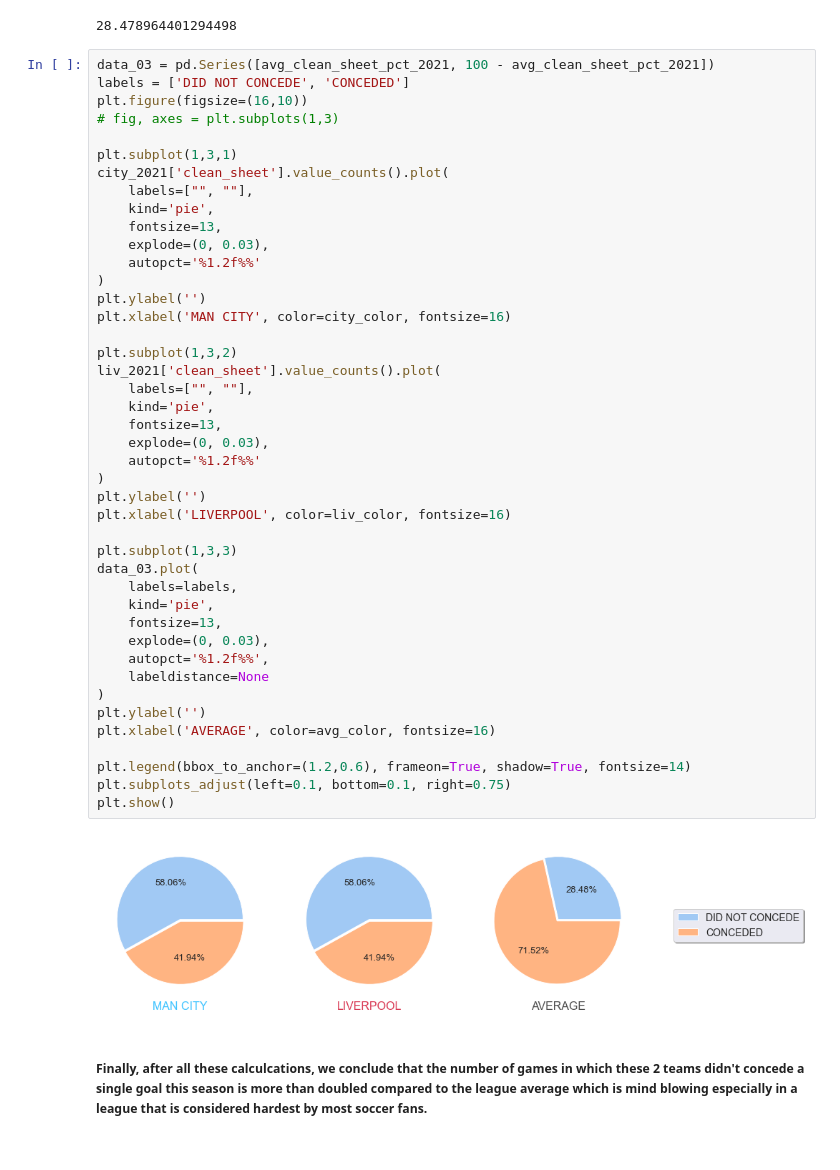
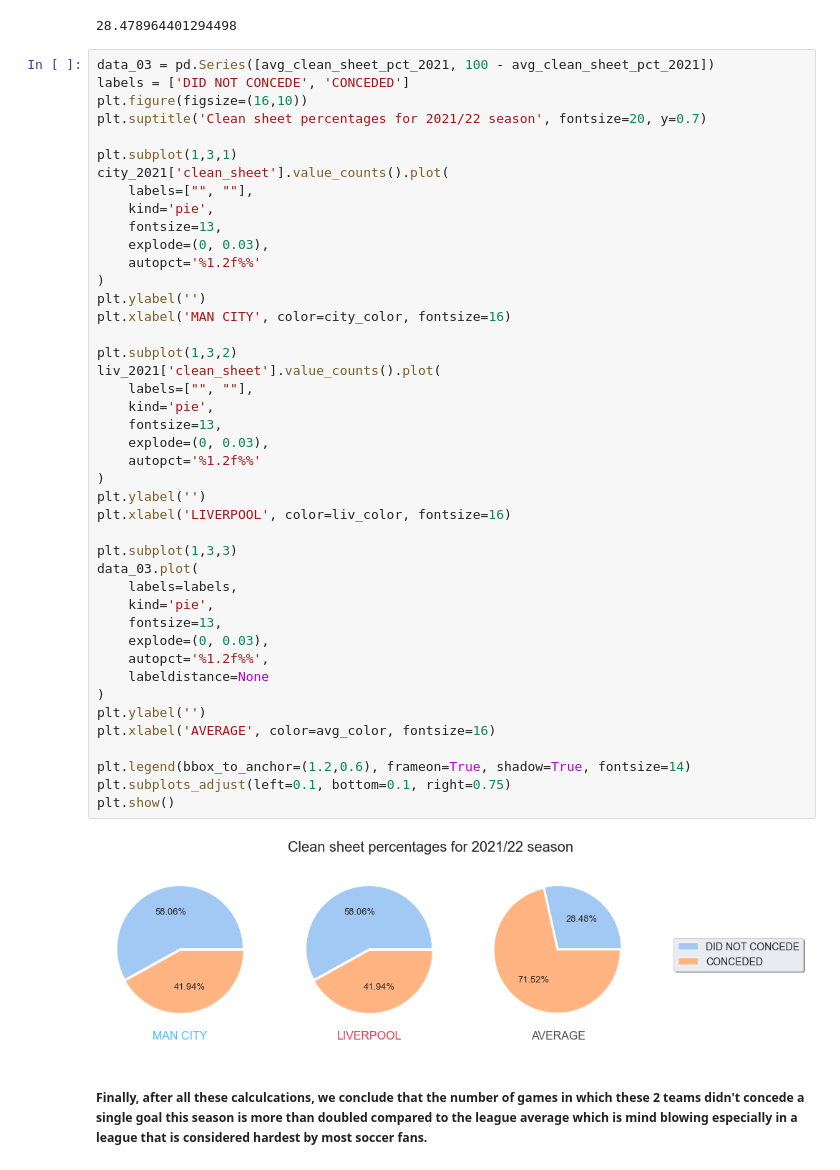
Before and after one commit to bajcula/soccerdata, a Jupyter notebook: Liverpool_VS_Man_City_VS_Rest_of_the_PL.ipynb, the cells around one changed output. Drawn from its saved outputs; the diff is of its cells as text.

Commit message:
added titles for the clean sheet pie charts and styled them

```diff
--- a/Liverpool_VS_Man_City_VS_Rest_of_the_PL.ipynb
+++ b/Liverpool_VS_Man_City_VS_Rest_of_the_PL.ipynb
@@ -696,7 +696,7 @@ avg_clean_sheet_pct_2021
 data_03 = pd.Series([avg_clean_sheet_pct_2021, 100 - avg_clean_sheet_pct_2021])
 labels = ['DID NOT CONCEDE', 'CONCEDED']
 plt.figure(figsize=(16,10))
-# fig, axes = plt.subplots(1,3)
+plt.suptitle('Clean sheet percentages for 2021/22 season', fontsize=20, y=0.7)
 
 plt.subplot(1,3,1)
 city_2021['clean_sheet'].value_counts().plot(
@@ -709,33 +709,33 @@ city_2021['clean_sheet'].value_counts().plot(
 plt.ylabel('')
 plt.xlabel('MAN CITY', color=city_color, fontsize=16)
 
 plt.subplot(1,3,2)
 liv_2021['clean_sheet'].value_counts().plot(
     labels=["", ""],
     kind='pie',
     fontsize=13,
     explode=(0, 0.03),
     autopct='%1.2f%%'
 )
 plt.ylabel('')
 plt.xlabel('LIVERPOOL', color=liv_color, fontsize=16)
 
 plt.subplot(1,3,3)
 data_03.plot(
     labels=labels,
     kind='pie',
     fontsize=13,
     explode=(0, 0.03),
     autopct='%1.2f%%',
     labeldistance=None
 )
 plt.ylabel('')
 plt.xlabel('AVERAGE', color=avg_color, fontsize=16)
 
 plt.legend(bbox_to_anchor=(1.2,0.6), frameon=True, shadow=True, fontsize=14)
 plt.subplots_adjust(left=0.1, bottom=0.1, right=0.75)
 plt.show()
 # %% [output]
-[figure, old version]
+[figure, new version]
 # %% [markdown]
 ##### Finally, after all these calculcations, we conclude that the number of games in which these 2 teams didn't concede a single goal this season is more than doubled compared to the league average which is mind blowing especially in a league that is considered hardest by most soccer fans.
```
